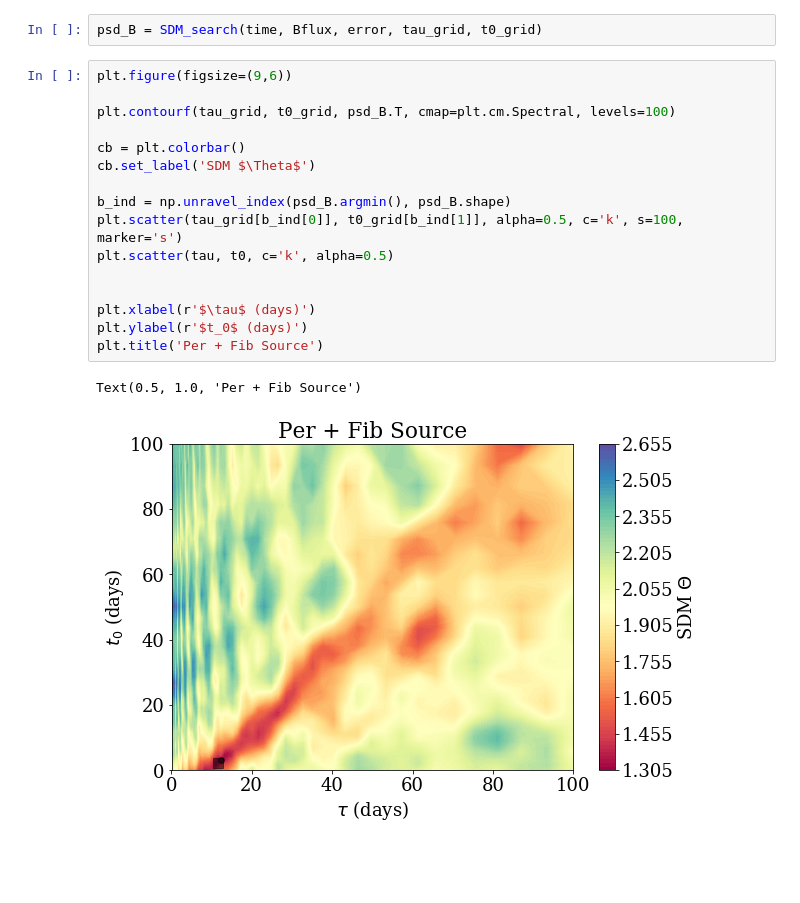
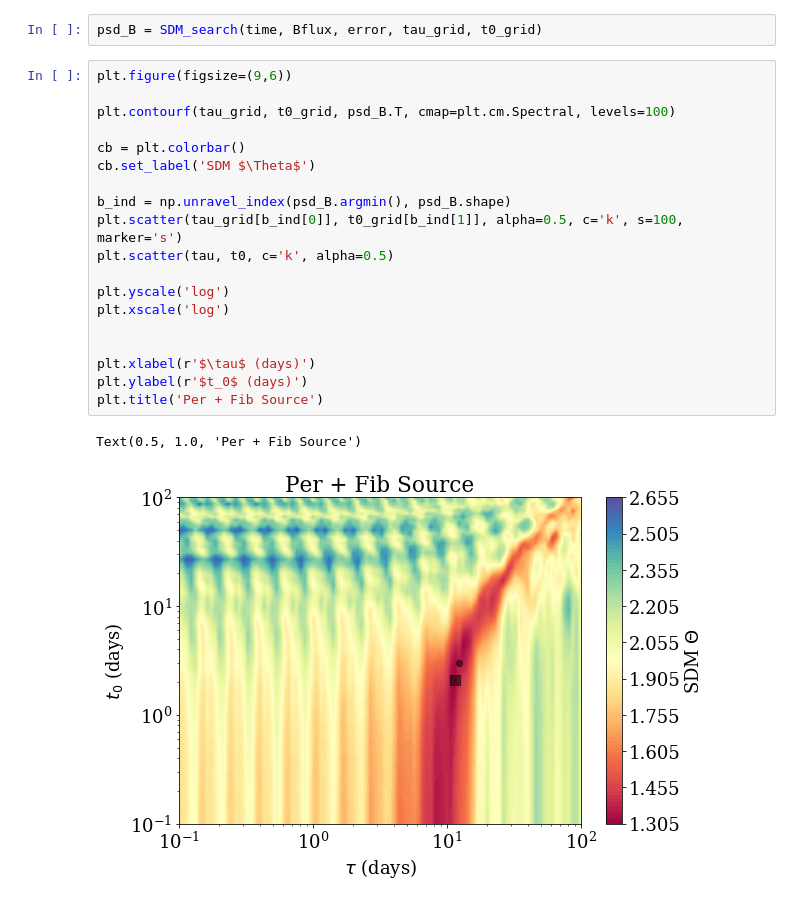
Before and after one commit to StellarCartography/SDM, a Jupyter notebook: code/SDM.ipynb, the cells around one changed output. Saved outputs shown, nothing was run; the diff lists cells and outputs as text; blank space fills up the shorter version.

Commit message:
output plots for ZTF UW talk

```diff
--- a/code/SDM.ipynb
+++ b/code/SDM.ipynb
@@ -492,19 +491,22 @@ psd_B = SDM_search(time, Bflux, error, tau_grid, t0_grid)
 # %%
 plt.figure(figsize=(9,6))
 
 plt.contourf(tau_grid, t0_grid, psd_B.T, cmap=plt.cm.Spectral, levels=100)
 
 cb = plt.colorbar()
 cb.set_label('SDM $\Theta$')
 
 b_ind = np.unravel_index(psd_B.argmin(), psd_B.shape)
 plt.scatter(tau_grid[b_ind[0]], t0_grid[b_ind[1]], alpha=0.5, c='k', s=100, marker='s')
 plt.scatter(tau, t0, c='k', alpha=0.5)
 
+plt.yscale('log')
+plt.xscale('log')
+
 
 plt.xlabel(r'$\tau$ (days)')
 plt.ylabel(r'$t_0$ (days)')
 plt.title('Per + Fib Source')
 # %% [output]
 Text(0.5, 1.0, 'Per + Fib Source')
-[figure, old version]
+[figure, new version]
```
Also changed, not shown: parts of 14 cells of this notebook.
